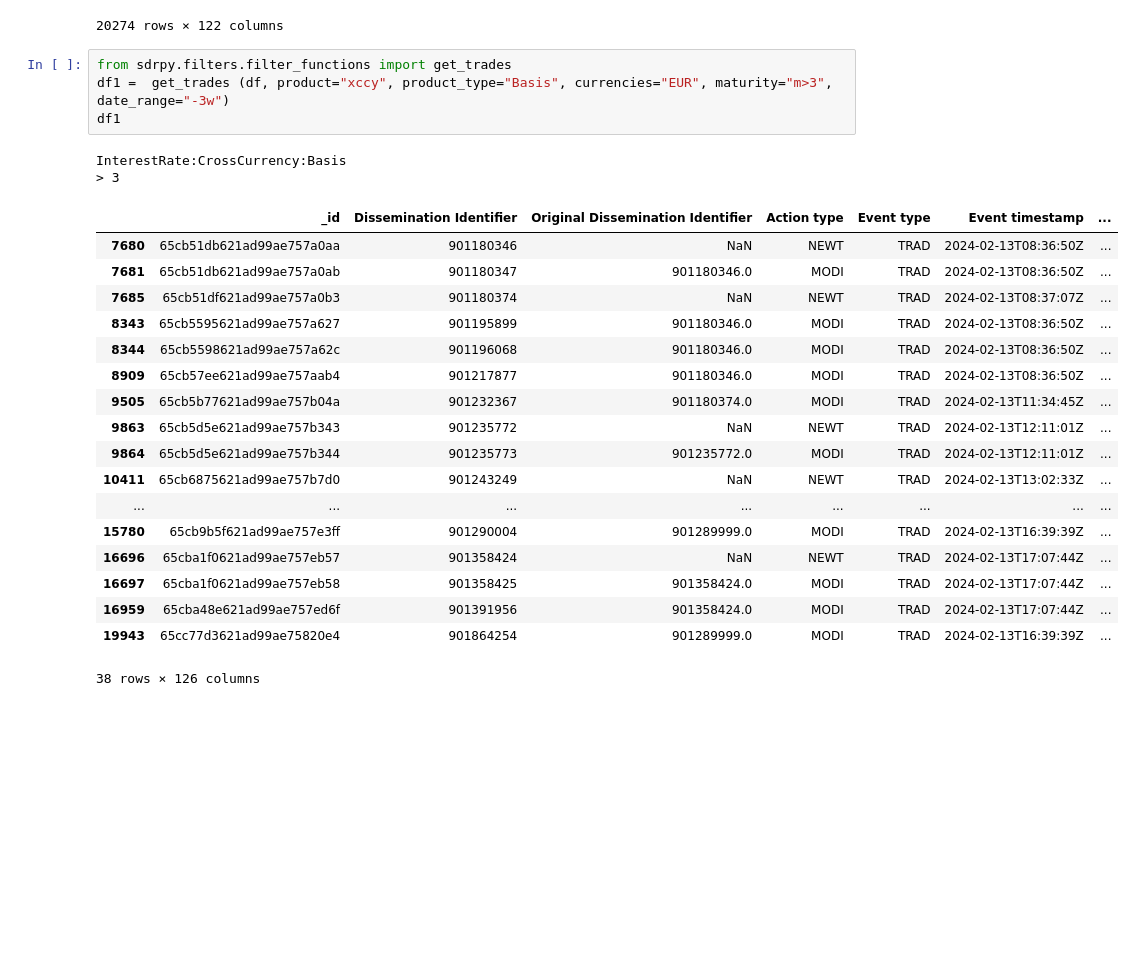
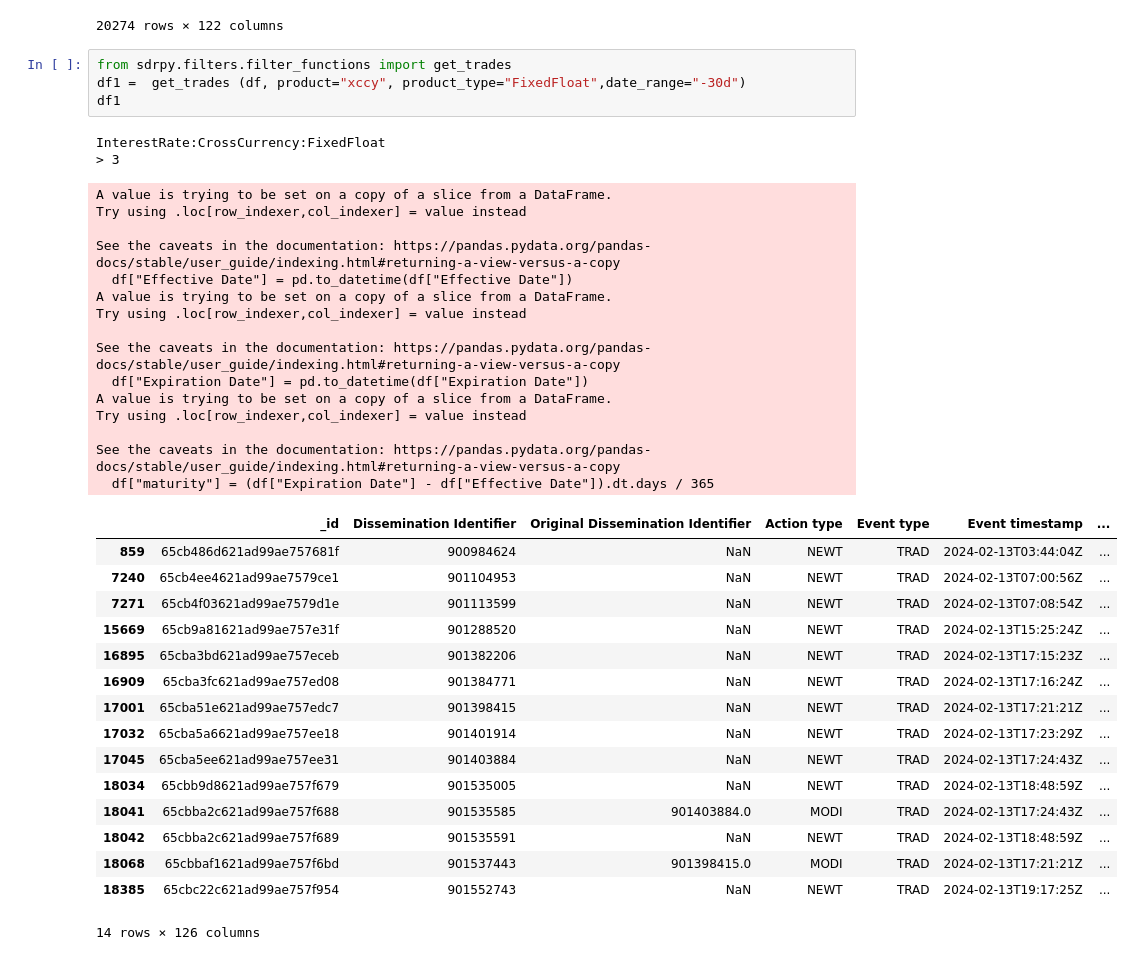
Before and after one commit to Mehedi24434/sdrpy, a Jupyter notebook: test.ipynb, the cells around one changed output. Cells and saved outputs as stored; diff of their text form; blank space fills up the shorter version.

```diff
--- a/test.ipynb
+++ b/test.ipynb
@@ -19,27 +19,40 @@ df
 20274 rows × 122 columns
 # %%
 from sdrpy.filters.filter_functions import get_trades
-df1 =  get_trades (df, product="xccy", product_type="Basis", currencies="EUR", maturity="m>3", date_range="-3w")
+df1 =  get_trades (df, product="xccy", product_type="FixedFloat",date_range="-30d")
 df1
 # %% [output]
-InterestRate:CrossCurrency:Basis
+InterestRate:CrossCurrency:FixedFloat
 > 3
+A value is trying to be set on a copy of a slice from a DataFrame.
+Try using .loc[row_indexer,col_indexer] = value instead
+
+See the caveats in the documentation: https://pandas.pydata.org/pandas-docs/stable/user_guide/indexing.html#returning-a-view-versus-a-copy
+  df["Effective Date"] = pd.to_datetime(df["Effective Date"])
+A value is trying to be set on a copy of a slice from a DataFrame.
+Try using .loc[row_indexer,col_indexer] = value instead
+
+See the caveats in the documentation: https://pandas.pydata.org/pandas-docs/stable/user_guide/indexing.html#returning-a-view-versus-a-copy
+  df["Expiration Date"] = pd.to_datetime(df["Expiration Date"])
+A value is trying to be set on a copy of a slice from a DataFrame.
+Try using .loc[row_indexer,col_indexer] = value instead
+
+See the caveats in the documentation: https://pandas.pydata.org/pandas-docs/stable/user_guide/indexing.html#returning-a-view-versus-a-copy
+  df["maturity"] = (df["Expiration Date"] - df["Effective Date"]).dt.days / 365
 |  | _id | Dissemination Identifier | Original Dissemination Identifier | Action type | Event type | Event timestamp | ... |
-| 7680 | 65cb51db621ad99ae757a0aa | 901180346 | NaN | NEWT | TRAD | 2024-02-13T08:36:50Z | ... |
-| 7681 | 65cb51db621ad99ae757a0ab | 901180347 | 901180346.0 | MODI | TRAD | 2024-02-13T08:36:50Z | ... |
-| 7685 | 65cb51df621ad99ae757a0b3 | 901180374 | NaN | NEWT | TRAD | 2024-02-13T08:37:07Z | ... |
-| 8343 | 65cb5595621ad99ae757a627 | 901195899 | 901180346.0 | MODI | TRAD | 2024-02-13T08:36:50Z | ... |
-| 8344 | 65cb5598621ad99ae757a62c | 901196068 | 901180346.0 | MODI | TRAD | 2024-02-13T08:36:50Z | ... |
-| 8909 | 65cb57ee621ad99ae757aab4 | 901217877 | 901180346.0 | MODI | TRAD | 2024-02-13T08:36:50Z | ... |
-| 9505 | 65cb5b77621ad99ae757b04a | 901232367 | 901180374.0 | MODI | TRAD | 2024-02-13T11:34:45Z | ... |
-| 9863 | 65cb5d5e621ad99ae757b343 | 901235772 | NaN | NEWT | TRAD | 2024-02-13T12:11:01Z | ... |
-| 9864 | 65cb5d5e621ad99ae757b344 | 901235773 | 901235772.0 | MODI | TRAD | 2024-02-13T12:11:01Z | ... |
-| 10411 | 65cb6875621ad99ae757b7d0 | 901243249 | NaN | NEWT | TRAD | 2024-02-13T13:02:33Z | ... |
-| ... | ... | ... | ... | ... | ... | ... | ... |
-| 15780 | 65cb9b5f621ad99ae757e3ff | 901290004 | 901289999.0 | MODI | TRAD | 2024-02-13T16:39:39Z | ... |
-| 16696 | 65cba1f0621ad99ae757eb57 | 901358424 | NaN | NEWT | TRAD | 2024-02-13T17:07:44Z | ... |
-| 16697 | 65cba1f0621ad99ae757eb58 | 901358425 | 901358424.0 | MODI | TRAD | 2024-02-13T17:07:44Z | ... |
-| 16959 | 65cba48e621ad99ae757ed6f | 901391956 | 901358424.0 | MODI | TRAD | 2024-02-13T17:07:44Z | ... |
-| 19943 | 65cc77d3621ad99ae75820e4 | 901864254 | 901289999.0 | MODI | TRAD | 2024-02-13T16:39:39Z | ... |
+| 859 | 65cb486d621ad99ae757681f | 900984624 | NaN | NEWT | TRAD | 2024-02-13T03:44:04Z | ... |
+| 7240 | 65cb4ee4621ad99ae7579ce1 | 901104953 | NaN | NEWT | TRAD | 2024-02-13T07:00:56Z | ... |
+| 7271 | 65cb4f03621ad99ae7579d1e | 901113599 | NaN | NEWT | TRAD | 2024-02-13T07:08:54Z | ... |
+| 15669 | 65cb9a81621ad99ae757e31f | 901288520 | NaN | NEWT | TRAD | 2024-02-13T15:25:24Z | ... |
+| 16895 | 65cba3bd621ad99ae757eceb | 901382206 | NaN | NEWT | TRAD | 2024-02-13T17:15:23Z | ... |
+| 16909 | 65cba3fc621ad99ae757ed08 | 901384771 | NaN | NEWT | TRAD | 2024-02-13T17:16:24Z | ... |
+| 17001 | 65cba51e621ad99ae757edc7 | 901398415 | NaN | NEWT | TRAD | 2024-02-13T17:21:21Z | ... |
+| 17032 | 65cba5a6621ad99ae757ee18 | 901401914 | NaN | NEWT | TRAD | 2024-02-13T17:23:29Z | ... |
+| 17045 | 65cba5ee621ad99ae757ee31 | 901403884 | NaN | NEWT | TRAD | 2024-02-13T17:24:43Z | ... |
+| 18034 | 65cbb9d8621ad99ae757f679 | 901535005 | NaN | NEWT | TRAD | 2024-02-13T18:48:59Z | ... |
+| 18041 | 65cbba2c621ad99ae757f688 | 901535585 | 901403884.0 | MODI | TRAD | 2024-02-13T17:24:43Z | ... |
+| 18042 | 65cbba2c621ad99ae757f689 | 901535591 | NaN | NEWT | TRAD | 2024-02-13T18:48:59Z | ... |
+| 18068 | 65cbbaf1621ad99ae757f6bd | 901537443 | 901398415.0 | MODI | TRAD | 2024-02-13T17:21:21Z | ... |
+| 18385 | 65cbc22c621ad99ae757f954 | 901552743 | NaN | NEWT | TRAD | 2024-02-13T19:17:25Z | ... |
-38 rows × 126 columns
+14 rows × 126 columns
 # %%
```
Also changed, not shown: parts of 2 cells of this notebook, 2 other files.
